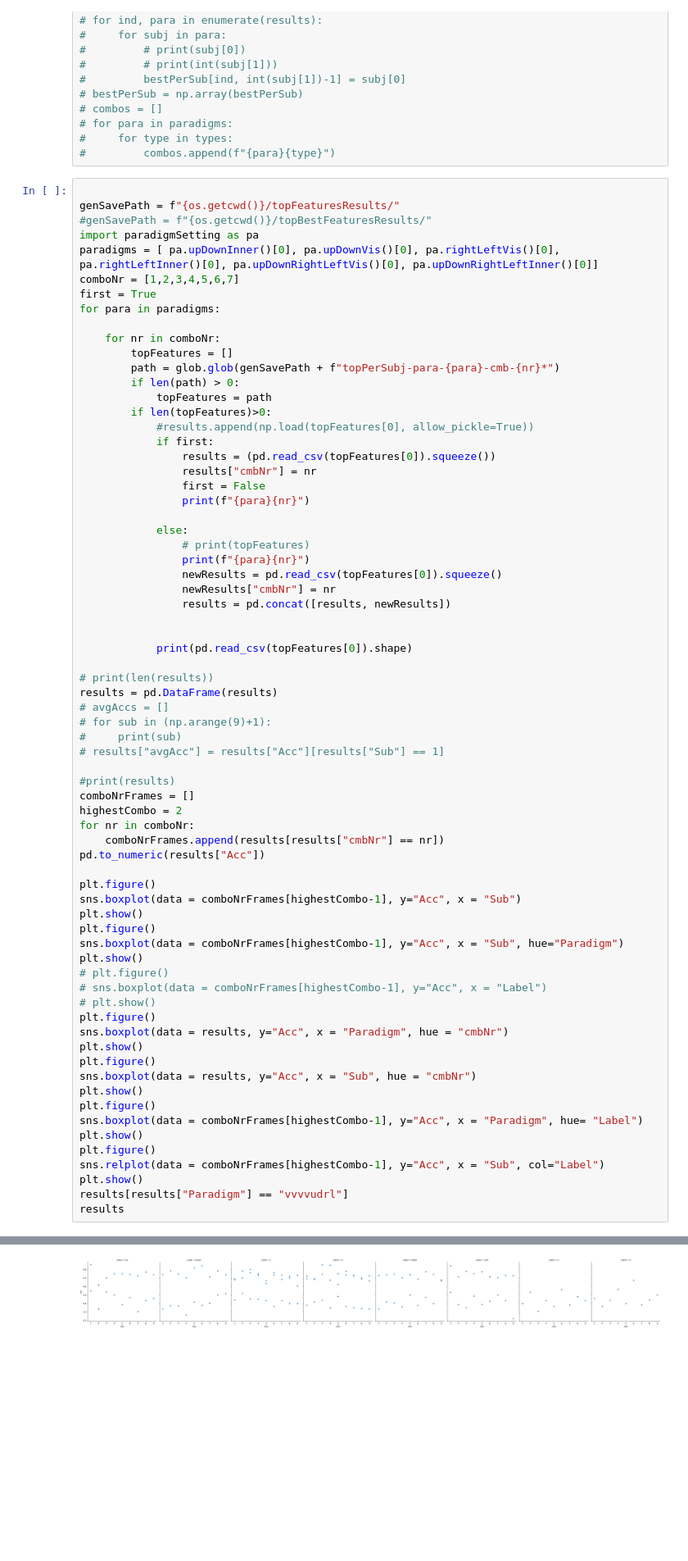
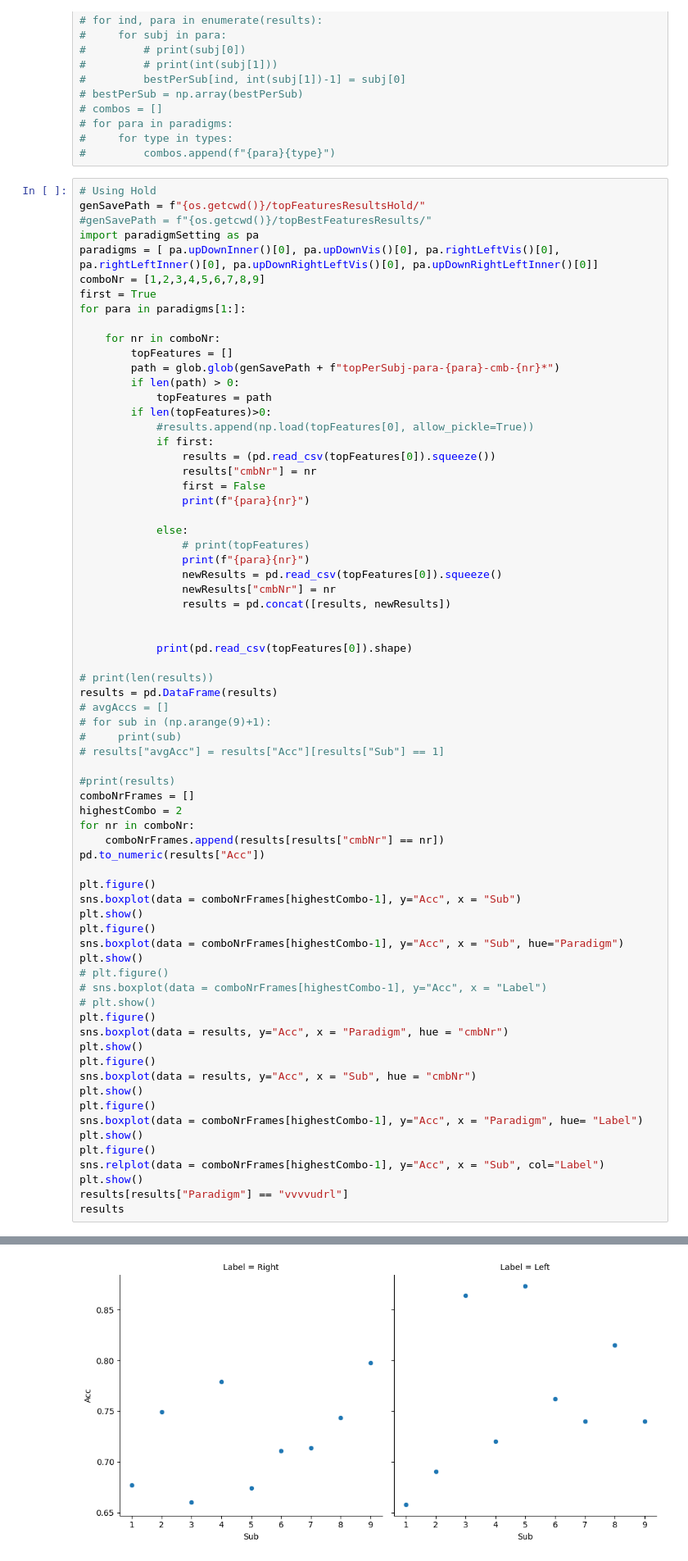
Before and after one commit to JuliaAlmaLuna/InnerSpeechEEGDecoding, a Jupyter notebook: plotting.ipynb, the cells around one changed output, grey strips where cells are left out. Shown: that part at 82% size. Saved outputs shown, nothing was run; the diff lists cells and outputs as text; blank space fills up the shorter version.

```diff
--- a/plotting.ipynb
+++ b/plotting.ipynb
@@ -141,14 +141,14 @@ results
 #     for type in types:
 #         combos.append(f"{para}{type}")
 # %%
-
-genSavePath = f"{os.getcwd()}/topFeaturesResults/"
+# Using Hold
+genSavePath = f"{os.getcwd()}/topFeaturesResultsHold/"
 #genSavePath = f"{os.getcwd()}/topBestFeaturesResults/"
 import paradigmSetting as pa
 paradigms = [ pa.upDownInner()[0], pa.upDownVis()[0], pa.rightLeftVis()[0], pa.rightLeftInner()[0], pa.upDownRightLeftVis()[0], pa.upDownRightLeftInner()[0]]
-comboNr = [1,2,3,4,5,6,7]
+comboNr = [1,2,3,4,5,6,7,8,9]
 first = True
-for para in paradigms:
+for para in paradigms[1:]:
 
     for nr in comboNr:
         topFeatures = []
@@ -236,3 +231,3 @@ iiiiudrl2
 <Figure size 640x480 with 0 Axes>
-[figure, old version]
+[figure, new version]
 |  | Unnamed: 0 | Acc | Sub | Feat | Kernel | C | Label | Paradigm | cmbNr |
```
Also changed, not shown: parts of 1 cell of this notebook, 45 other files.
